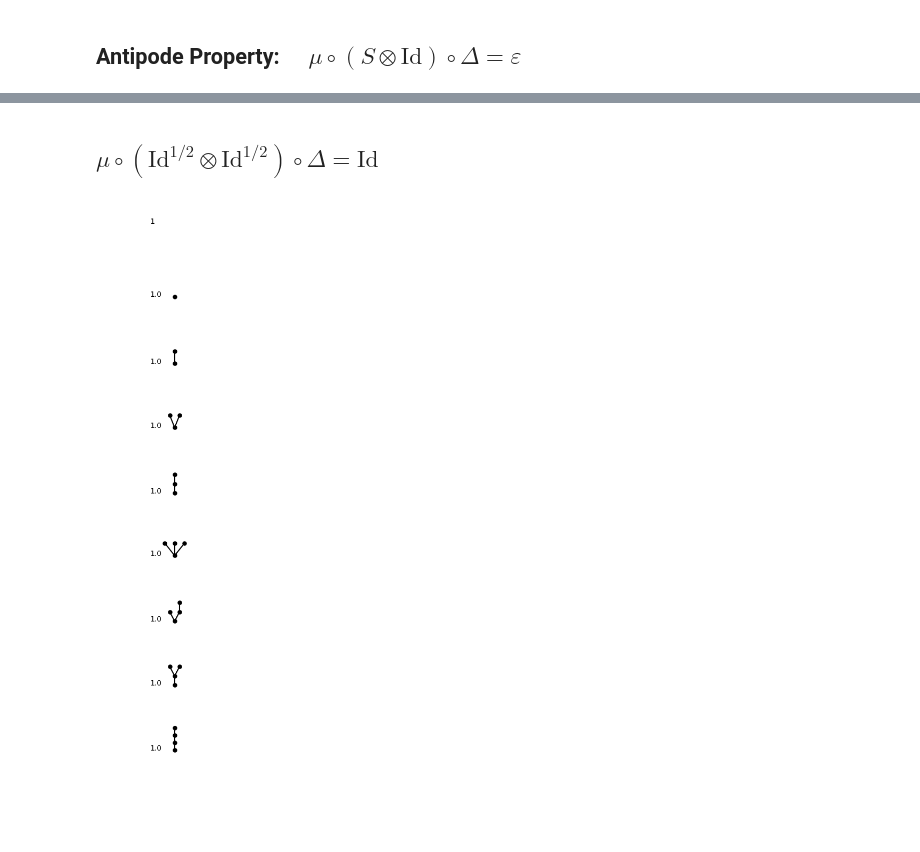
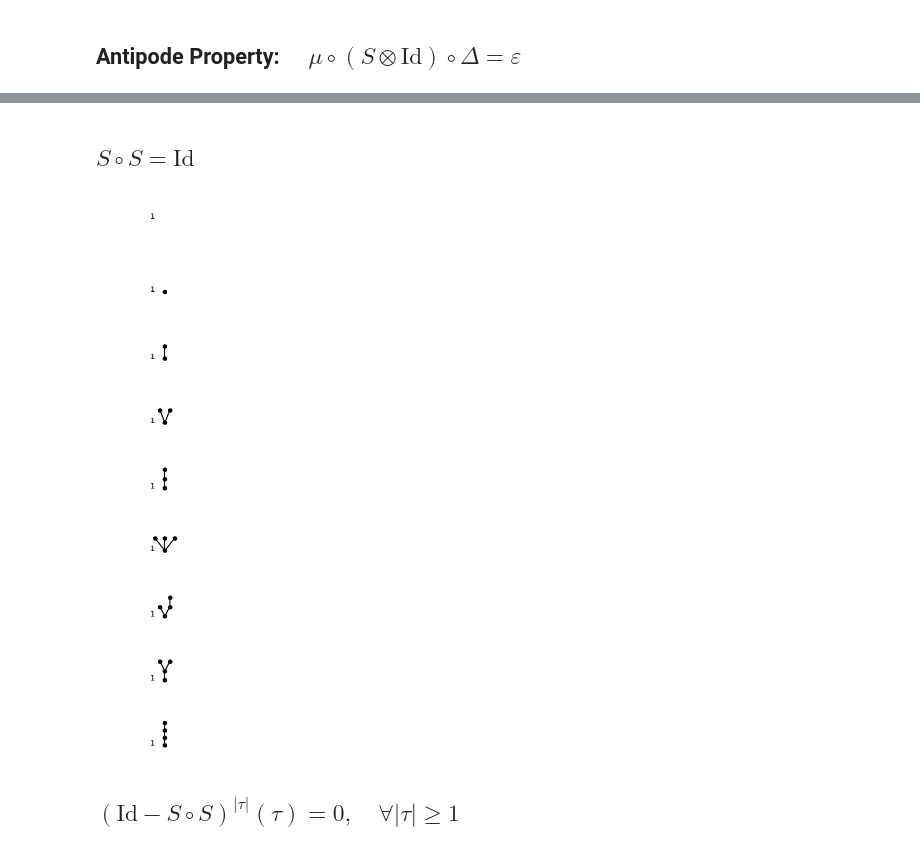
Before and after one commit to daniil-shmelev/kauri, a Jupyter notebook: example.ipynb, the cells around one changed output, grey strips where cells are left out. Cells and saved outputs as stored; diff of their text form; code cells hidden in the pictures; blank space fills up the shorter version.

```diff
--- a/example.ipynb
+++ b/example.ipynb
@@ -61,15 +55,17 @@ for t in trees:
-# %% [markdown]
-## $\mu \circ (\mathrm{Id}^{1/2} \otimes \mathrm{Id}^{1/2}) \circ \Delta = \mathrm{Id}$
-# %%
-for t in trees:
-    display(t.apply_product(sqrt, sqrt))
-# %% [output]
-[figure, removed]
-[figure, removed]
-[figure, removed]
-[figure, removed]
-[figure, removed]
-[figure, removed]
-[figure, removed]
-[figure, removed]
-[figure, removed]
+# %% [markdown]
+## $S \circ S = \mathrm{Id}$
+# %%
+for t in trees:
+    display(t.antipode().antipode())
+# %% [output]
+[figure, added]
+[figure, added]
+[figure, added]
+[figure, added]
+[figure, added]
+[figure, added]
+[figure, added]
+[figure, added]
+[figure, added]
+# %% [markdown]
+## $(\mathrm{Id} - S \circ S)^{|\tau|}(\tau) = 0, \quad \forall |\tau| \geq 1$
```
Also changed, not shown: parts of 7 cells of this notebook, 10 other files.
